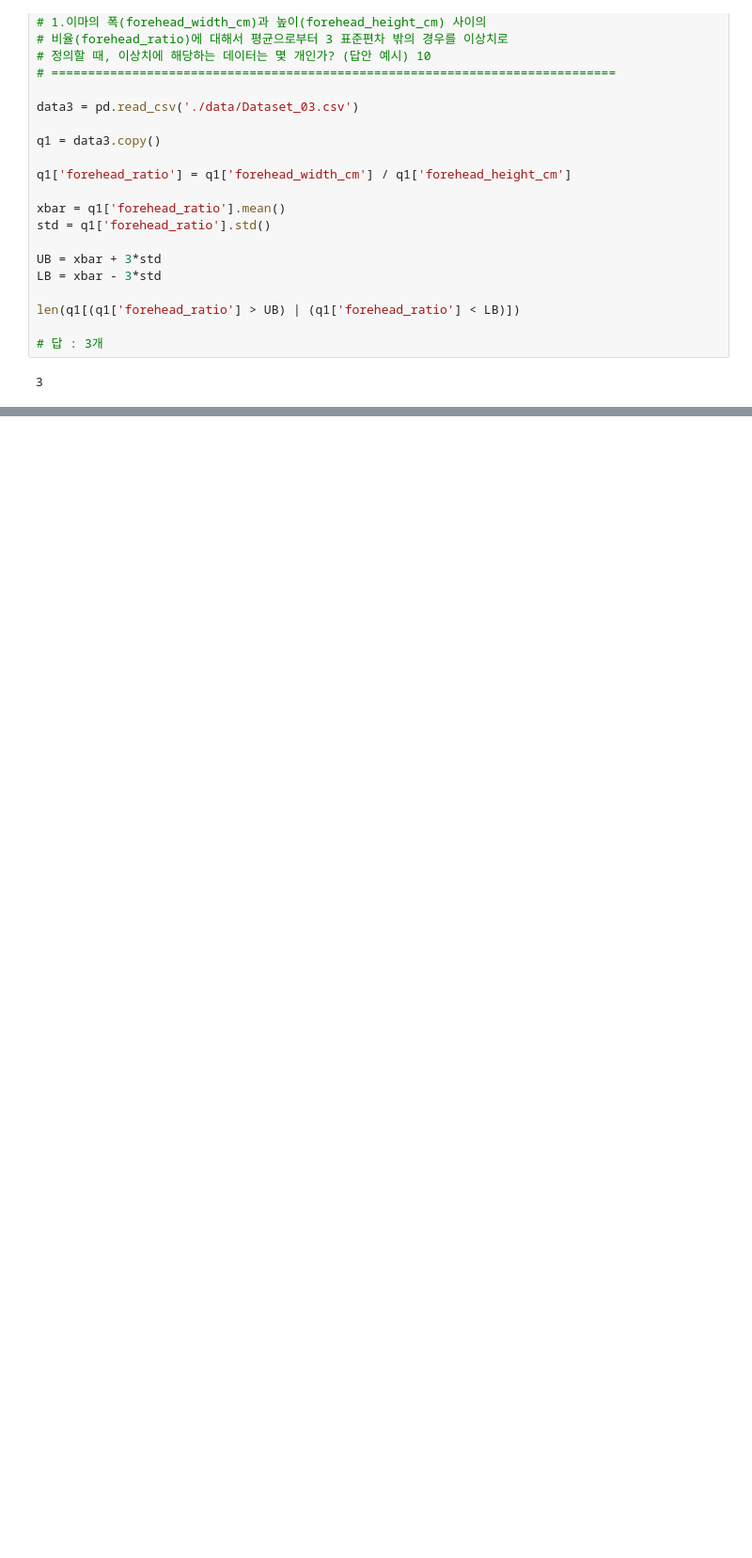
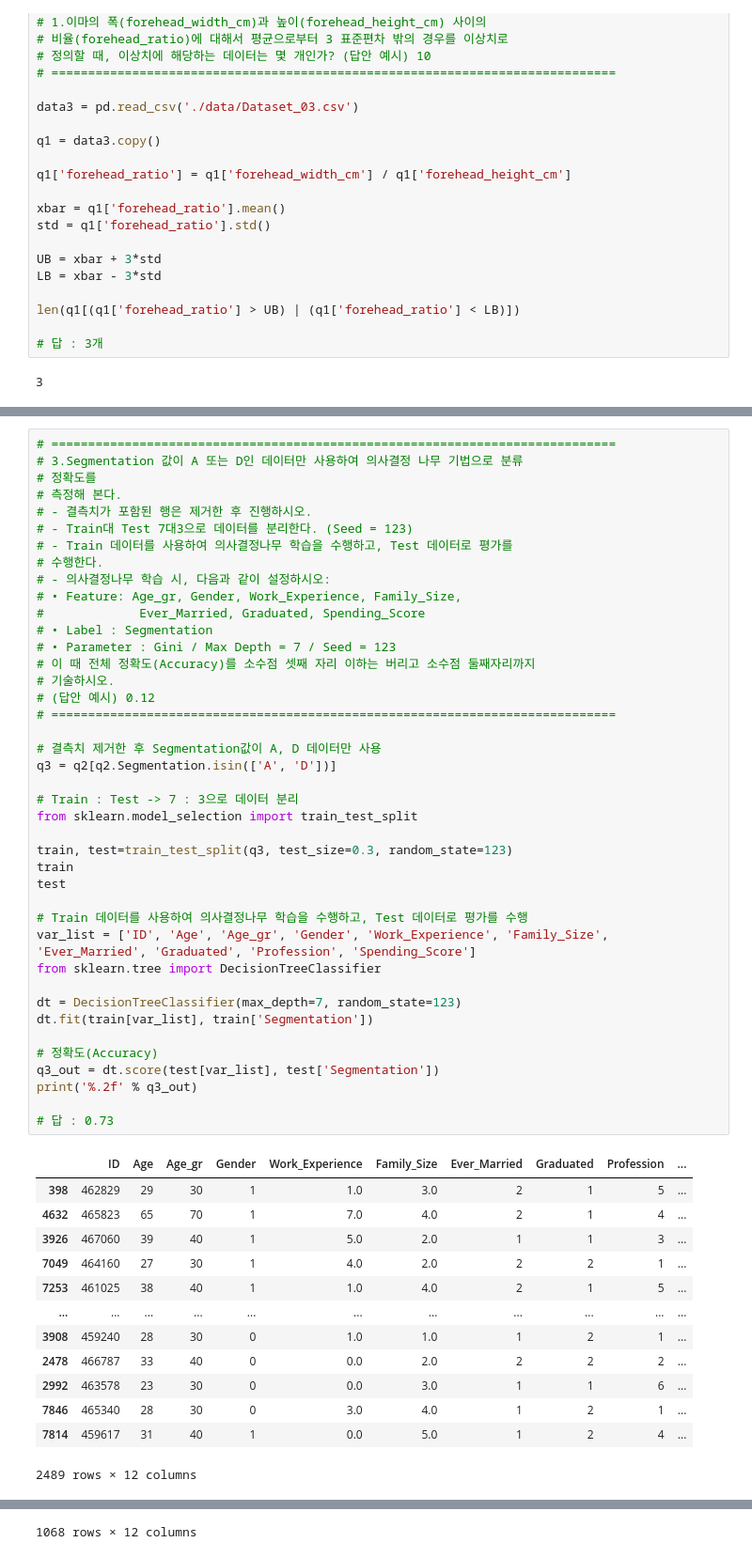
Before and after one commit to JngMkk/TIL, a Jupyter notebook: Python/ProDS/set01_set05.ipynb, the cells around one changed output, grey strips where cells are left out. Shown: that part at 94% size. Saved outputs shown, nothing was run; the diff lists cells and outputs as text; blank space fills up the shorter version.

```diff
--- a/Python/ProDS/set01_set05.ipynb
+++ b/Python/ProDS/set01_set05.ipynb
@@ -423,0 +715,55 @@ True
+# %%
+# =============================================================================
+# 3.Segmentation 값이 A 또는 D인 데이터만 사용하여 의사결정 나무 기법으로 분류
+# 정확도를
+# 측정해 본다.
+# - 결측치가 포함된 행은 제거한 후 진행하시오.
+# - Train대 Test 7대3으로 데이터를 분리한다. (Seed = 123)
+# - Train 데이터를 사용하여 의사결정나무 학습을 수행하고, Test 데이터로 평가를
+# 수행한다.
+# - 의사결정나무 학습 시, 다음과 같이 설정하시오:
+# • Feature: Age_gr, Gender, Work_Experience, Family_Size,
+#             Ever_Married, Graduated, Spending_Score
+# • Label : Segmentation
+# • Parameter : Gini / Max Depth = 7 / Seed = 123
+# 이 때 전체 정확도(Accuracy)를 소수점 셋째 자리 이하는 버리고 소수점 둘째자리까지
+# 기술하시오.
+# (답안 예시) 0.12
+# =============================================================================
+
+# 결측치 제거한 후 Segmentation값이 A, D 데이터만 사용
+q3 = q2[q2.Segmentation.isin(['A', 'D'])]
+
+# Train : Test -> 7 : 3으로 데이터 분리
+from sklearn.model_selection import train_test_split
+
+train, test=train_test_split(q3, test_size=0.3, random_state=123)
+train
+test
+
+# Train 데이터를 사용하여 의사결정나무 학습을 수행하고, Test 데이터로 평가를 수행
+var_list = ['ID', 'Age', 'Age_gr', 'Gender', 'Work_Experience', 'Family_Size', 'Ever_Married', 'Graduated', 'Profession', 'Spending_Score']
+from sklearn.tree import DecisionTreeClassifier
+
+dt = DecisionTreeClassifier(max_depth=7, random_state=123)
+dt.fit(train[var_list], train['Segmentation'])
+
+# 정확도(Accuracy)
+q3_out = dt.score(test[var_list], test['Segmentation'])
+print('%.2f' % q3_out)
+
+# 답 : 0.73
+# %% [output]
+|  | ID | Age | Age_gr | Gender | Work_Experience | Family_Size | Ever_Married | Graduated | Profession | ... |
+| 398 | 462829 | 29 | 30 | 1 | 1.0 | 3.0 | 2 | 1 | 5 | ... |
+| 4632 | 465823 | 65 | 70 | 1 | 7.0 | 4.0 | 2 | 1 | 4 | ... |
+| 3926 | 467060 | 39 | 40 | 1 | 5.0 | 2.0 | 1 | 1 | 3 | ... |
+| 7049 | 464160 | 27 | 30 | 1 | 4.0 | 2.0 | 2 | 2 | 1 | ... |
+| 7253 | 461025 | 38 | 40 | 1 | 1.0 | 4.0 | 2 | 1 | 5 | ... |
+| ... | ... | ... | ... | ... | ... | ... | ... | ... | ... | ... |
+| 3908 | 459240 | 28 | 30 | 0 | 1.0 | 1.0 | 1 | 2 | 1 | ... |
+| 2478 | 466787 | 33 | 40 | 0 | 0.0 | 2.0 | 2 | 2 | 2 | ... |
+| 2992 | 463578 | 23 | 30 | 0 | 0.0 | 3.0 | 1 | 1 | 6 | ... |
+| 7846 | 465340 | 28 | 30 | 0 | 3.0 | 4.0 | 1 | 2 | 1 | ... |
+| 7814 | 459617 | 31 | 40 | 1 | 0.0 | 5.0 | 1 | 2 | 4 | ... |
+2489 rows × 12 columns
@@ -423,0 +782 @@ True
+1068 rows × 12 columns
```
Also changed, not shown: parts of 10 cells of this notebook, 11 other files.
